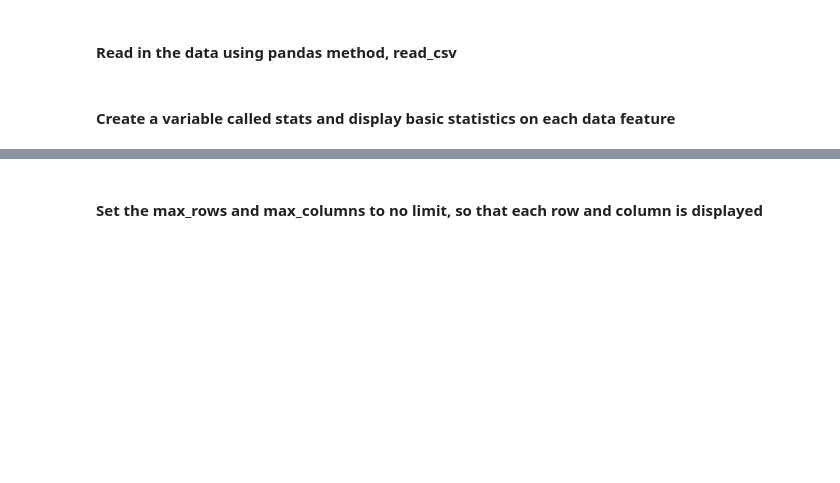
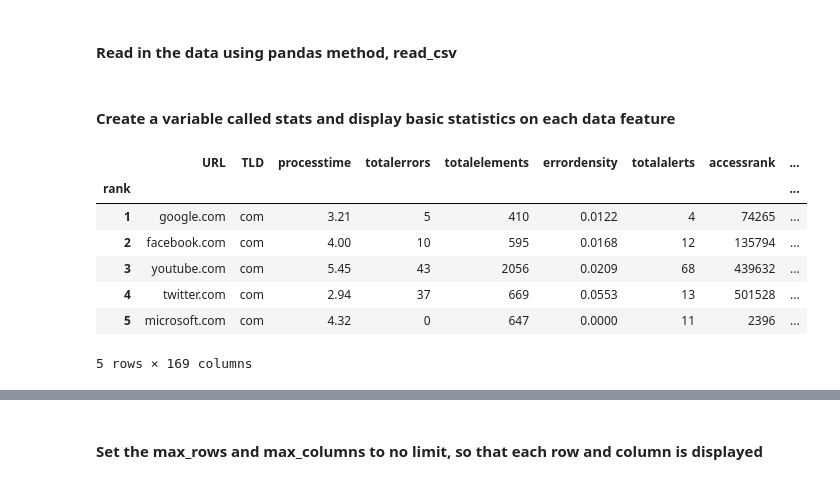
Before and after one commit to McKlayne/WebAIM-Million, a Jupyter notebook: McKlayne.ipynb, the cells around one changed output, grey strips where cells are left out. Saved outputs shown, nothing was run; the diff lists cells and outputs as text; code cells hidden in the pictures; blank space fills up the shorter version.

```diff
--- a/McKlayne.ipynb
+++ b/McKlayne.ipynb
@@ -22,6 +22,17 @@ million = pd.read_csv('/Users/mckla/Documents/GitHub/WebAIM-Data/Million.csv', s
 #million2 = pd.read_csv('/Users/mckla/Documents/GitHub/WebAIM-Data/Million2.csv', sep=';', index_col='rank')
 # %% [markdown]
 #### Create a variable called stats and display basic statistics on each data feature
+# %%
+million.head()
+# %% [output]
+|  | URL | TLD | processtime | totalerrors | totalelements | errordensity | totalalerts | accessrank | ... |
+| rank |  |  |  |  |  |  |  |  | ... |
+| 1 | google.com | com | 3.21 | 5 | 410 | 0.0122 | 4 | 74265 | ... |
+| 2 | facebook.com | com | 4.00 | 10 | 595 | 0.0168 | 12 | 135794 | ... |
+| 3 | youtube.com | com | 5.45 | 43 | 2056 | 0.0209 | 68 | 439632 | ... |
+| 4 | twitter.com | com | 2.94 | 37 | 669 | 0.0553 | 13 | 501528 | ... |
+| 5 | microsoft.com | com | 4.32 | 0 | 647 | 0.0000 | 11 | 2396 | ... |
+5 rows × 169 columns
 # %%
 stats = million.describe(include='all').T
 display(stats)
```
Also changed, not shown: parts of 5 cells of this notebook.
